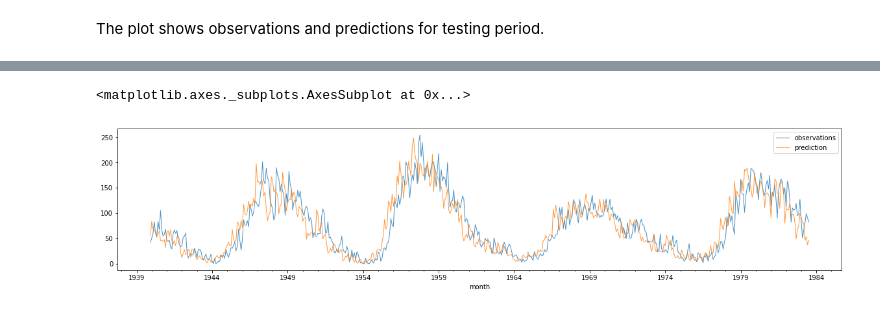
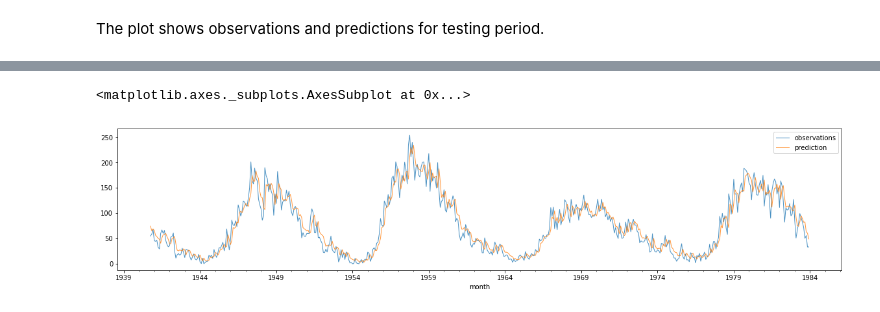
Before and after one commit to lipinski/deep-learning-projects, a Jupyter notebook: ConvolutionalNeuralNetworkForTimeSeries.ipynb, the cells around one changed output, grey strips where cells are left out. Cells and saved outputs as stored; diff of their text form; code cells hidden in the pictures.

```diff
--- a/ConvolutionalNeuralNetworkForTimeSeries.ipynb
+++ b/ConvolutionalNeuralNetworkForTimeSeries.ipynb
@@ -142,7 +150,7 @@ OneDCNN(
 Define a loss function and optimizer.
 # %%
 criterion = nn.MSELoss()
-optimizer = optim.RMSprop(one_dcnn.parameters(), lr=0.0001)
+optimizer = optim.Adam(one_dcnn.parameters(), lr=0.0001, weight_decay=0.01, amsgrad=True)
 # %% [markdown]
 Prepare train and test dataloader.
 # %%
@@ -158,13 +166,12 @@ for epoch in range(n_epoch):
     running_loss = 0.0
     for i, data in enumerate(train_loader):
 #         pdb.set_trace()
-        inputs, labels = data
-        print(inputs.shape)
+        inputs, targets = data
         inputs = inputs.to(device)
-        labels = labels.to(device)
+        targets = targets.to(device)
         optimizer.zero_grad()
         outputs = one_dcnn(inputs)
-        loss = criterion(outputs, labels)
+        loss = criterion(outputs, targets)
         loss.backward()
         optimizer.step()
 
@@ -191,13 +193,13 @@ test_loss = 0
 correct = 0
 predictions = list()
 features = list()
-labels = list()
+_targets = list()
 with torch.no_grad():
-    for data, target in test_loader:
-        features.append(data)
-        predictions.append(one_dcnn(data.to(device)))
-        labels.append(target)
+    for data, targets in test_loader:
+        features.extend(list(data.to('cpu').numpy()))
+        predictions.extend(list(one_dcnn(data.to(device)).to('cpu').numpy()))
+        _targets.extend(list(targets.to(device).to('cpu').numpy()))
 
-predictions = np.array(list(map(lambda x: x.to('cpu').numpy(), predictions))).flatten()
-labels = np.array(list(map(lambda x: x.numpy(), labels))).flatten()
-features  = np.array(list(map(lambda x: x.numpy(), features))).reshape(-1, D_in)
+predictions = np.array(predictions)
+targets = np.array(_targets)
+features  = np.array(features)
@@ -234,12 +208,12 @@ uni_df[uni_df.index > threshold_month]
 # %%
-test_df = uni_df[uni_df.index > threshold_month].loc['1939-12-01':'1983-07-01', :]
-test_df.loc[:, 'features'] = list(map(lambda x: ', '.join(map(str, x)), features))
+test_df = uni_df[uni_df.index > threshold_month].loc['1940-10-01':, :]
+test_df.loc[:, 'features'] = list(map(lambda x: ', '.join(map(lambda x: str(x[0]), x)), features))
 test_df['prediction'] = predictions
 test_df['prediction'] = test_df['prediction']
 test_df.drop('features', axis=1).plot(figsize=(20, 4), lw=1, alpha=0.8)
 # %% [output]
 <matplotlib.axes._subplots.AxesSubplot at 0x...>
-[figure, old version]
+[figure, new version]
 # %%
 test_df['error'] = test_df['observations'] - test_df['prediction']
 test_df.error.plot(figsize=(20, 4))
```
Also changed, not shown: parts of 14 cells of this notebook.
